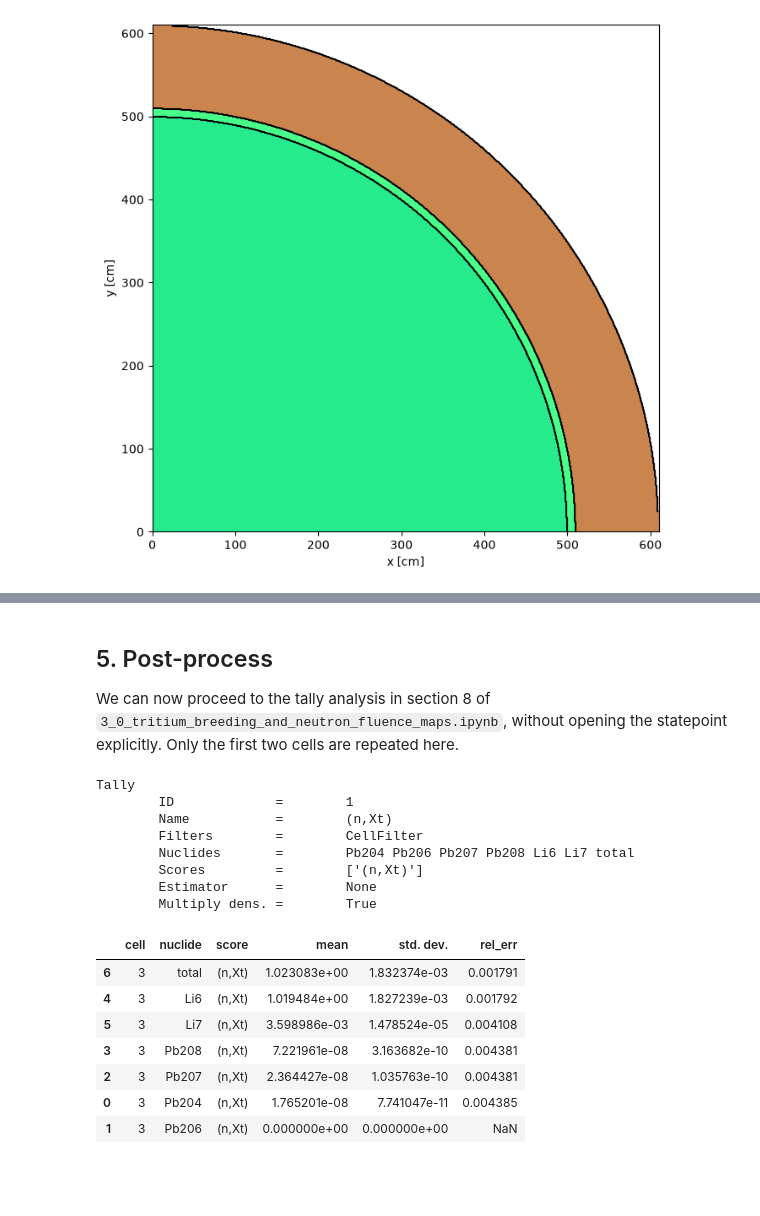
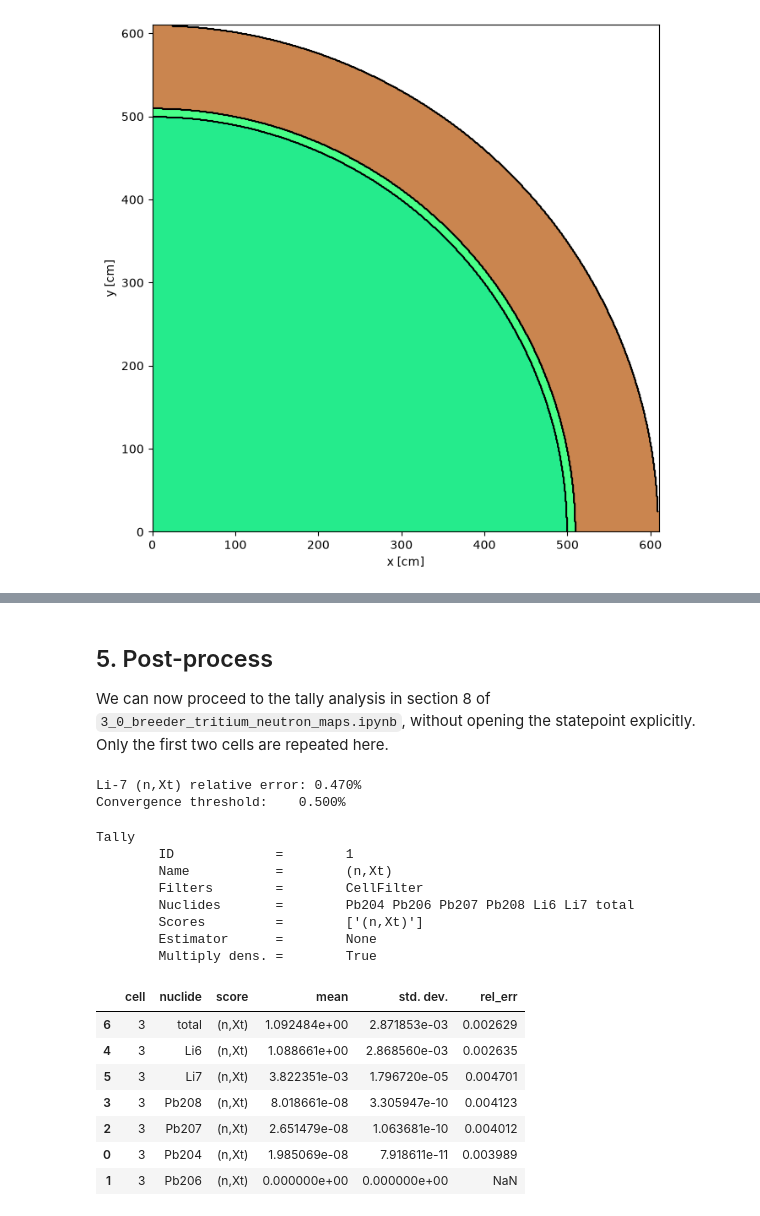
Before and after one commit to marypwchin/openmc-workbench, a Jupyter notebook: 3_run/3_1_ways_to_run_and_post_process.ipynb, the cells around one changed output, grey strips where cells are left out. Saved outputs shown, nothing was run; the diff lists cells and outputs as text; code cells hidden in the pictures; blank space fills up the shorter version.

Commit message:
Standardize tally retrieval and post-processing

```diff
--- a/3_run/3_1_ways_to_run_and_post_process.ipynb
+++ b/3_run/3_1_ways_to_run_and_post_process.ipynb
@@ -38,9 +36,9 @@ openmc.config['cross_sections'] = xs_xml
 # %% [markdown]
 ## 1. Load and plot
 # %%
-# Load the model saved by 3_0, without rebuilding its materials,
-# geometry, source, settings, or tallies.
-openmc_model = openmc.Model.from_model_xml('model.xml')
+# Load the model saved by 3_0_breeder_tritium_neutron_maps.ipynb, without
+# rebuilding its materials, geometry, source, settings, or tallies.
+openmc_model = openmc.Model.from_model_xml('output_0/model.xml')
 
 R = 610
 
@@ -75,13 +74,26 @@ for tally in openmc_model.tallies:
 dir_cont = Path('output_1')
 dir_cont.mkdir(parents=True, exist_ok=True)
 
-# Keep the seed and use the tighter convergence trigger. Increasing
-# batches raises the minimum batch count, so the continued run
-# transports additional histories before checking convergence again.
-openmc_model.settings.batches += 10
+statepoint_files = list(Path('output_0').glob('statepoint.*.h5'))
+assert statepoint_files, 'Run 3_0 first to save a statepoint.'
+sp_previous = max(statepoint_files, key=lambda p: p.stat().st_mtime)
+
+with openmc.StatePoint(sp_previous, autolink=False) as sp:
+    completed_batches = sp.current_batch
+    assert any(
+        t.name == 'Li7_(n,Xt)_convergence'
+        for t in sp.tallies.values()
+    ), 'Rerun 3_0 with the Li-7 convergence tally first.'
+
+# Keep the seed and the tightened trigger. Require at least 10 more
+# batches, and increase the trigger maximum by 100.
+settings = openmc_model.settings
+settings.batches = completed_batches + 10
+settings.trigger_max_batches += 100
+settings.trigger_batch_interval = 10
 openmc_model.run(
     cwd=dir_cont,
-    restart_file='../output_0/statepoint.015.h5',
+    restart_file=Path('..') / sp_previous,
 )
 # %% [output]
                                 %%%%%%%%%%%%%%%
@@ -166,8 +160,17 @@ tally_r = tallies['fluence_n_Xt_r']
 # %% [markdown]
 ## 5. Post-process
-
 We can now proceed to the tally analysis in section 8 of
-`3_0_tritium_breeding_and_neutron_fluence_maps.ipynb`, without
-opening the statepoint explicitly. Only the first two cells are
-repeated here.
+`3_0_breeder_tritium_neutron_maps.ipynb`, without opening the statepoint
+explicitly. Only the first two cells are repeated here.
+# %%
+li7_rel_err = tallies['Li7_(n,Xt)_convergence'].get_values(
+    value='rel_err'
+).item()
+trigger_value = convergence_tally.triggers[0].threshold
+
+print(f'Li-7 (n,Xt) relative error: {li7_rel_err:.3%}')
+print(f'Convergence threshold:    {trigger_value:.3%}')
+# %% [output]
+Li-7 (n,Xt) relative error: 0.470%
+Convergence threshold:    0.500%
 # %%
@@ -182,15 +185,15 @@ Tally
         Estimator      =        None
         Multiply dens. =        True
 # %%
-df_n_Xt = tally_n_Xt.get_pandas_dataframe()
+df_n_Xt = tallies['(n,Xt)'].get_pandas_dataframe()
 df_n_Xt['rel_err'] = df_n_Xt['std. dev.'] / df_n_Xt['mean'].abs()
 df_n_Xt.sort_values('mean', ascending=False)
 # %% [output]
 |  | cell | nuclide | score | mean | std. dev. | rel_err |
-| 6 | 3 | total | (n,Xt) | 1.023083e+00 | 1.832374e-03 | 0.001791 |
-| 4 | 3 | Li6 | (n,Xt) | 1.019484e+00 | 1.827239e-03 | 0.001792 |
-| 5 | 3 | Li7 | (n,Xt) | 3.598986e-03 | 1.478524e-05 | 0.004108 |
-| 3 | 3 | Pb208 | (n,Xt) | 7.221961e-08 | 3.163682e-10 | 0.004381 |
-| 2 | 3 | Pb207 | (n,Xt) | 2.364427e-08 | 1.035763e-10 | 0.004381 |
-| 0 | 3 | Pb204 | (n,Xt) | 1.765201e-08 | 7.741047e-11 | 0.004385 |
+| 6 | 3 | total | (n,Xt) | 1.092484e+00 | 2.871853e-03 | 0.002629 |
+| 4 | 3 | Li6 | (n,Xt) | 1.088661e+00 | 2.868560e-03 | 0.002635 |
+| 5 | 3 | Li7 | (n,Xt) | 3.822351e-03 | 1.796720e-05 | 0.004701 |
+| 3 | 3 | Pb208 | (n,Xt) | 8.018661e-08 | 3.305947e-10 | 0.004123 |
+| 2 | 3 | Pb207 | (n,Xt) | 2.651479e-08 | 1.063681e-10 | 0.004012 |
+| 0 | 3 | Pb204 | (n,Xt) | 1.985069e-08 | 7.918611e-11 | 0.003989 |
 | 1 | 3 | Pb206 | (n,Xt) | 0.000000e+00 | 0.000000e+00 | NaN |
```
Also changed, not shown: parts of 11 cells of this notebook, 5 other files.
